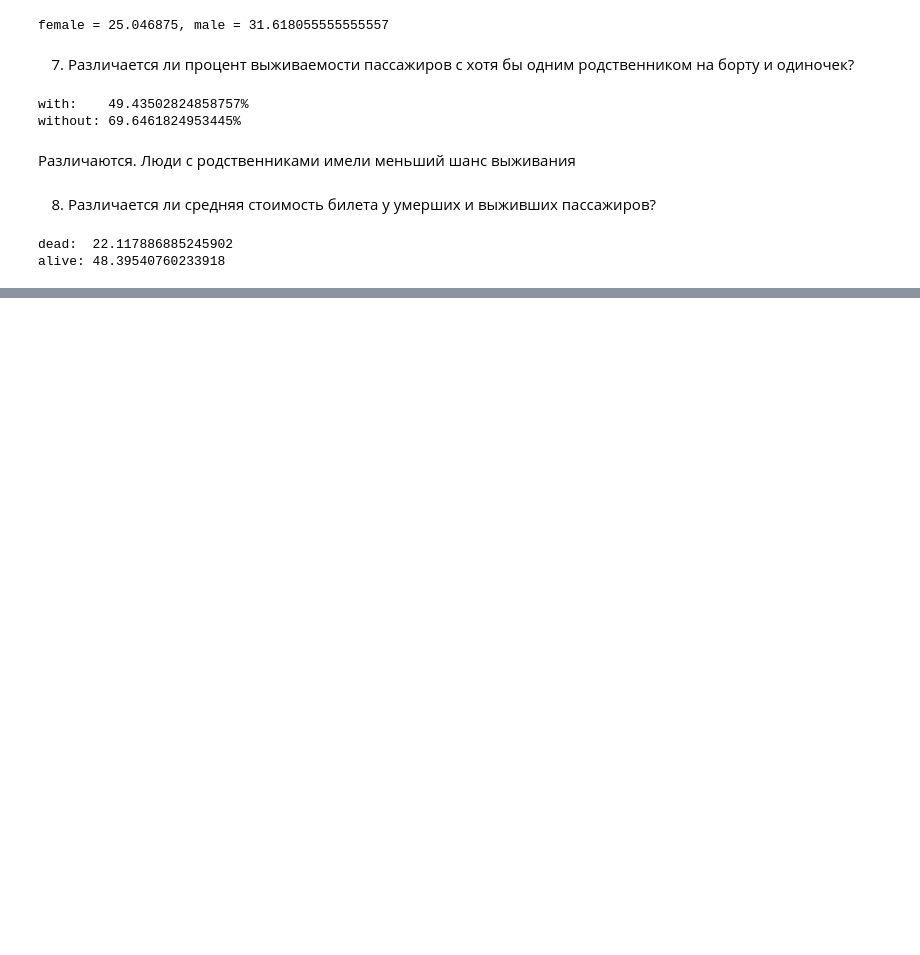
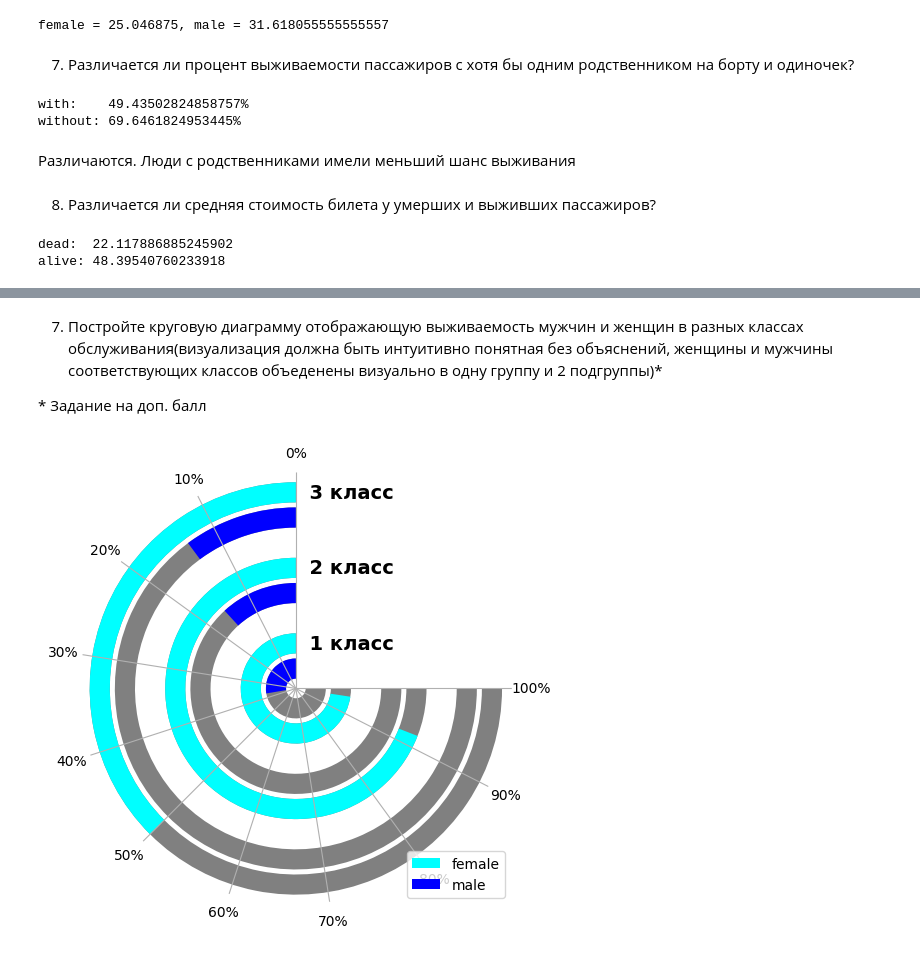
Before and after one commit to zggff/mai_ml, a Jupyter notebook: lab1.ipynb, the cells around one changed output, grey strips where cells are left out. Saved outputs shown, nothing was run; the diff lists cells and outputs as text; code cells hidden in the pictures; blank space fills up the shorter version.

```diff
--- a/lab1.ipynb
+++ b/lab1.ipynb
@@ -419,0 +369,51 @@ plt.show()
+# %% [markdown]
+7. Постройте круговую диаграмму отображающую выживаемость мужчин и
+женщин в разных классах обслуживания(визуализация должна быть
+интуитивно понятная без объяснений, женщины и мужчины
+соответствующих классов объеденены визуально в одну группу
+и 2 подгруппы)*
+
+\* Задание на доп. балл
+# %%
+vars = [
+    df[(df["Pclass"] == 1)],
+    df[(df["Pclass"] == 2)],
+    df[(df["Pclass"] == 3)],
+]
+
+fig = plt.figure()
+rect = (0.1, 0.1, 0.9, 0.9)
+
+ax.grid(False)
+ax.tick_params(axis='both', left=False, bottom=False,
+               labelbottom=False, labelleft=True)
+ax = fig.add_axes(rect, polar=True, frameon=False)
+ax.grid(False, axis="y")
+ax.set_theta_direction(1)
+ax.set_theta_zero_location('N')
+ax.set_xticks(1.5*np.pi*np.linspace(0, 1, 11),
+              labels=[f"{int(i * 100)}%" for i in np.linspace(0, 1, 11)])
+
+ax.set_rgrids(range(9),
+              labels=[f"  {i // 3 + 1} класс"
+              if (i % 3) == 1 else "" for i in range(9)],
+              angle=0,
+              fontsize=14, fontweight='bold',
+              color='black', verticalalignment='center')
+
+for i, v in enumerate(vars):
+    ax.barh(i*3, 1*1.5*np.pi, color="gray")
+    ax.barh(i*3+1, 1*1.5*np.pi, color="gray")
+    m = v[v["Sex"] == "male"]
+    f = v[v["Sex"] == "female"]
+    mp = len(m[m["Survived"] == 1])/len(m)
+    fp = len(f[f["Survived"] == 1])/len(f)
+    ax.barh(i*3, mp*1.5*np.pi, color="blue", label="male")
+    ax.barh(i*3+1, fp*1.5*np.pi, color="cyan", label="female")
+handles, labels = plt.gca().get_legend_handles_labels()
+labels, ids = np.unique(labels, return_index=True)
+handles = [handles[i] for i in ids]
+plt.legend(handles, labels, loc="lower right")
+plt.show()
+# %% [output]
+[figure, added]
```
Also changed, not shown: parts of 46 cells of this notebook.
